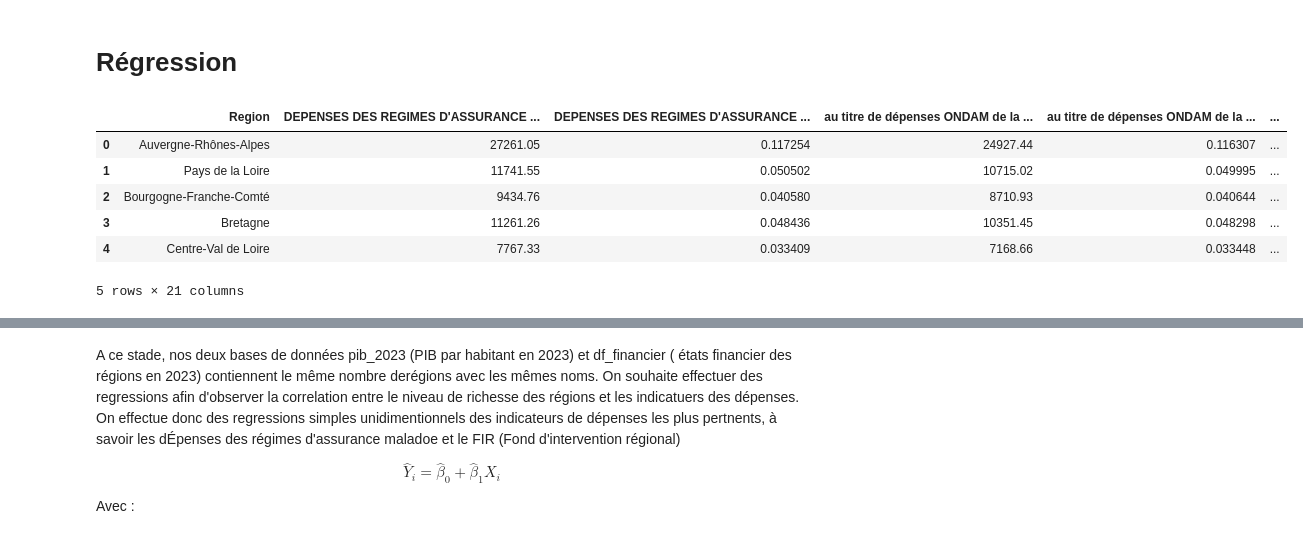
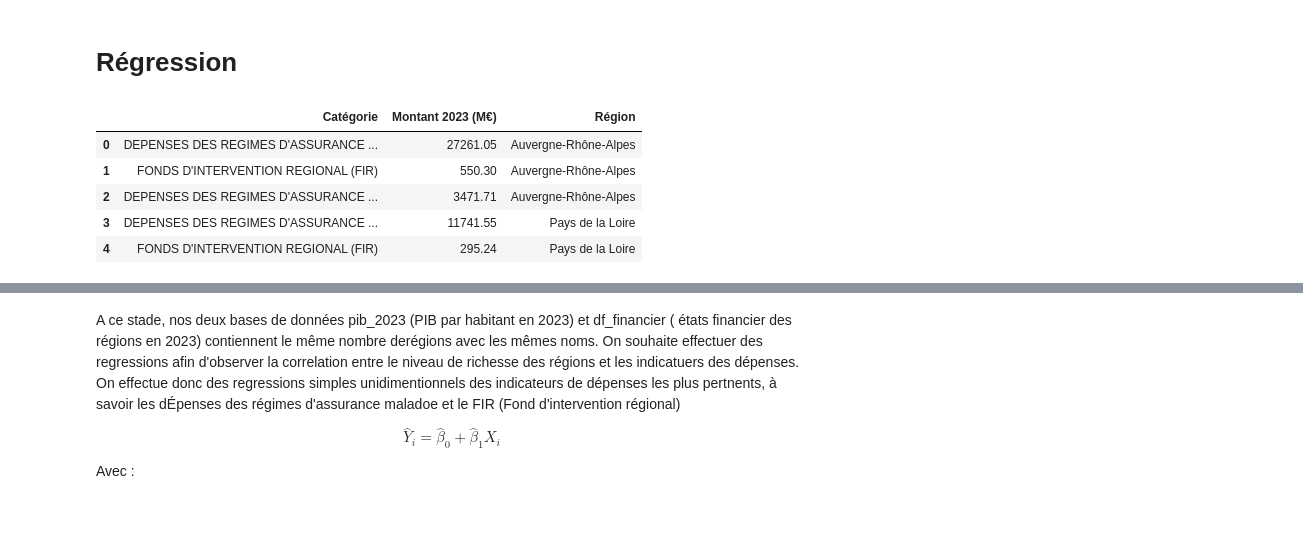
Before and after one commit to ehlld/projet-python-sante, a Jupyter notebook: projet.ipynb, the cells around one changed output, grey strips where cells are left out. Cells and saved outputs as stored; diff of their text form; code cells hidden in the pictures.

```diff
--- a/projet.ipynb
+++ b/projet.ipynb
@@ -90,14 +97,17 @@ visualisation.plot_carte_pib(pib_carte)
 # %%
 # Base de données des états financiers (année 2023)
 etats_financiers = projet.generate_etats_financiers_regionaux()
-df_financier = pd.DataFrame( etats_financiers[1:], columns=etats_financiers[0])
+df_financier = etats_financiers.copy()
 display(df_financier.head())
-df_financier["Region"] = df_financier["Region"].replace({"Auvergne-Rhônes-Alpes": "Auvergne-Rhône-Alpes"}) #on harmonise le nom de la région avec la table pib_2023
+
+# Harmoniser le nom de la région avec la table PIB
+df_financier["Région"] = df_financier["Région"].replace({
+    "Auvergne-Rhônes-Alpes": "Auvergne-Rhône-Alpes"
+})
 # %% [output]
-|  | Region | DEPENSES DES REGIMES D'ASSURANCE ... | DEPENSES DES REGIMES D'ASSURANCE ... | au titre de dépenses ONDAM de la ... | au titre de dépenses ONDAM de la ... | ... |
-| 0 | Auvergne-Rhônes-Alpes | 27261.05 | 0.117254 | 24927.44 | 0.116307 | ... |
-| 1 | Pays de la Loire | 11741.55 | 0.050502 | 10715.02 | 0.049995 | ... |
-| 2 | Bourgogne-Franche-Comté | 9434.76 | 0.040580 | 8710.93 | 0.040644 | ... |
-| 3 | Bretagne | 11261.26 | 0.048436 | 10351.45 | 0.048298 | ... |
-| 4 | Centre-Val de Loire | 7767.33 | 0.033409 | 7168.66 | 0.033448 | ... |
+|  | Catégorie | Montant 2023 (M€) | Région |
+| 0 | DEPENSES DES REGIMES D'ASSURANCE ... | 27261.05 | Auvergne-Rhône-Alpes |
+| 1 | FONDS D'INTERVENTION REGIONAL (FIR) | 550.30 | Auvergne-Rhône-Alpes |
+| 2 | DEPENSES DES REGIMES D'ASSURANCE ... | 3471.71 | Auvergne-Rhône-Alpes |
+| 3 | DEPENSES DES REGIMES D'ASSURANCE ... | 11741.55 | Pays de la Loire |
+| 4 | FONDS D'INTERVENTION REGIONAL (FIR) | 295.24 | Pays de la Loire |
-5 rows × 21 columns
```
Also changed, not shown: parts of 17 cells of this notebook, 1 other file.
